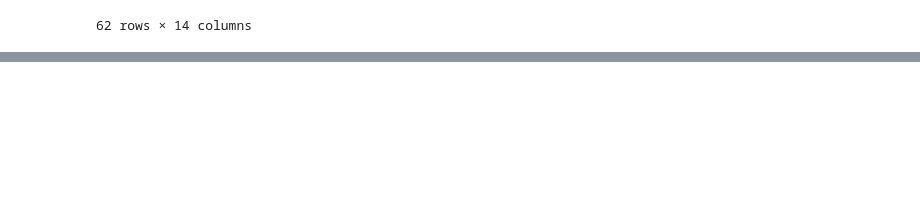
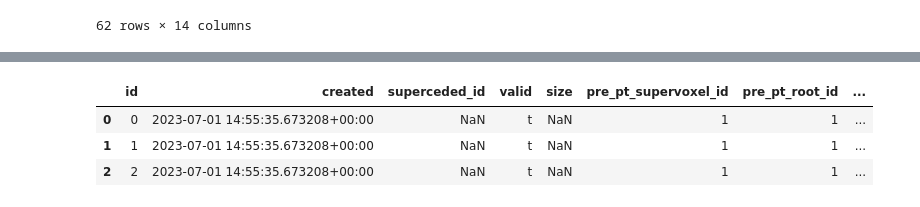
Before and after one commit to VCG/cave-scripts, a Jupyter notebook: notebooks/Query_Synapses.ipynb, the cells around one changed output, grey strips where cells are left out. Cells and saved outputs as stored; diff of their text form; code cells hidden in the pictures; blank space fills up the shorter version.

```diff
--- a/notebooks/Query_Synapses.ipynb
+++ b/notebooks/Query_Synapses.ipynb
@@ -146,3 +146,6 @@ merged_synapses_df
 | 60 | 124799264 | 2024-04-12 03:04:23.399908+00:00 | NaN | t | NaN | 125007533961118293 | 864691132154403015 | ... |
 | 61 | 124852894 | 2024-04-12 03:04:25.110706+00:00 | NaN | t | NaN | 125077834052927681 | 864691131860286698 | ... |
 62 rows × 14 columns
+# %%
+client.materialize.query_table("synapses", limit=3)
+# %% [output]
@@ -148,0 +153,4 @@ merged_synapses_df
+|  | id | created | superceded_id | valid | size | pre_pt_supervoxel_id | pre_pt_root_id | ... |
+| 0 | 0 | 2023-07-01 14:55:35.673208+00:00 | NaN | t | NaN | 1 | 1 | ... |
+| 1 | 1 | 2023-07-01 14:55:35.673208+00:00 | NaN | t | NaN | 1 | 1 | ... |
+| 2 | 2 | 2023-07-01 14:55:35.673208+00:00 | NaN | t | NaN | 1 | 1 | ... |
```
Also changed, not shown: parts of 9 cells of this notebook.
